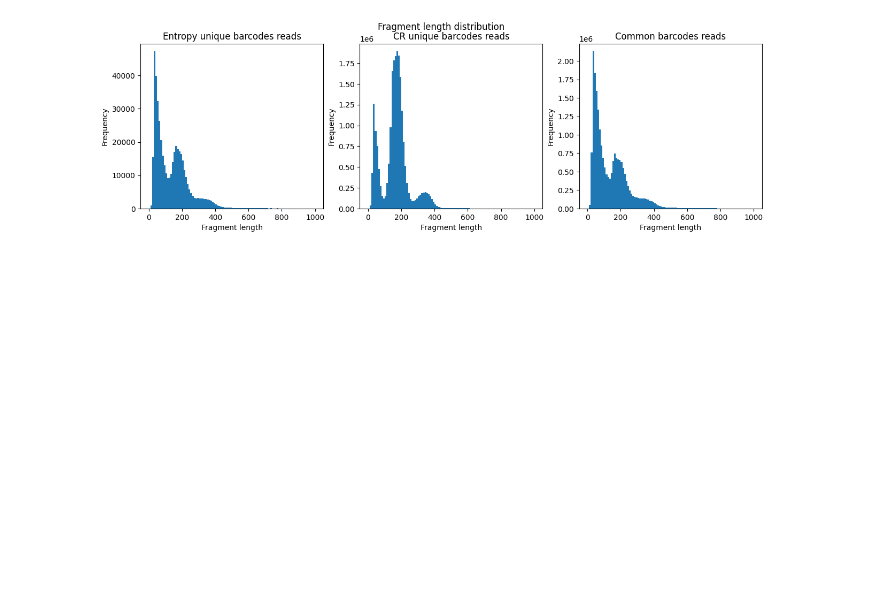
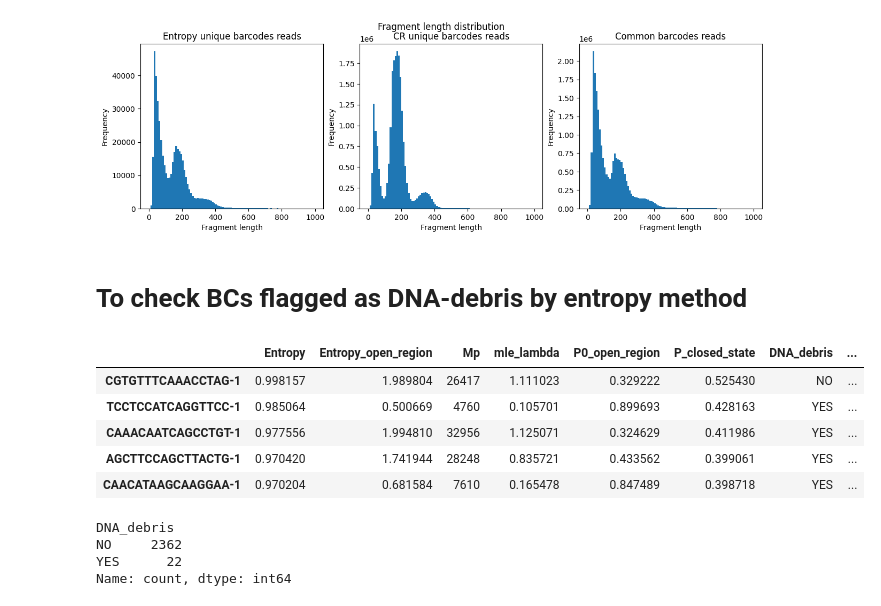
Before and after one commit to streetslab/SADE, a Jupyter notebook: EDA/benchmark_pbmc_union_save_frag.ipynb, the cells around one changed output. Drawn from its saved outputs; the diff is of its cells as text; code cells hidden in the pictures; blank space fills up the shorter version.

```diff
--- a/EDA/benchmark_pbmc_union_frag_dist.ipynb
+++ b/EDA/benchmark_pbmc_union_save_frag.ipynb
@@ -104,3 +108,17 @@ fig.suptitle('Fragment length distribution')
 # %% [output]
 Text(0.5, 0.98, 'Fragment length distribution')
 [figure]
+# %% [markdown]
+# To check BCs flagged as DNA-debris by entropy method
+# %%
+DNA_debris_flag_file = os.path.join(entropy_dir, 'entropy_filtered_bc_w_DNAdebrisflag_df.tsv')
+DNA_debris_flag_df = pd.read_csv(DNA_debris_flag_file, sep=',', index_col=0)
+DNA_debris_flag_df['atac_bc'] = DNA_debris_flag_df.index.map(lambda x: x.split('-1')[0])
+DNA_debris_flag_df.head()
+# %% [output]
+|  | Entropy | Entropy_open_region | Mp | mle_lambda | P0_open_region | P_closed_state | DNA_debris | ... |
+| CGTGTTTCAAACCTAG-1 | 0.998157 | 1.989804 | 26417 | 1.111023 | 0.329222 | 0.525430 | NO | ... |
+| TCCTCCATCAGGTTCC-1 | 0.985064 | 0.500669 | 4760 | 0.105701 | 0.899693 | 0.428163 | YES | ... |
+| CAAACAATCAGCCTGT-1 | 0.977556 | 1.994810 | 32956 | 1.125071 | 0.324629 | 0.411986 | YES | ... |
+| AGCTTCCAGCTTACTG-1 | 0.970420 | 1.741944 | 28248 | 0.835721 | 0.433562 | 0.399061 | YES | ... |
+| CAACATAAGCAAGGAA-1 | 0.970204 | 0.681584 | 7610 | 0.165478 | 0.847489 | 0.398718 | YES | ... |
@@ -106,0 +128,7 @@ Text(0.5, 0.98, 'Fragment length distribution')
+# %%
+union_cell_info['DNA_debris'].value_counts()
+# %% [output]
+DNA_debris
+NO     2362
+YES      22
+Name: count, dtype: int64
```
Also changed, not shown: parts of 3 cells of this notebook, 15 other files.
